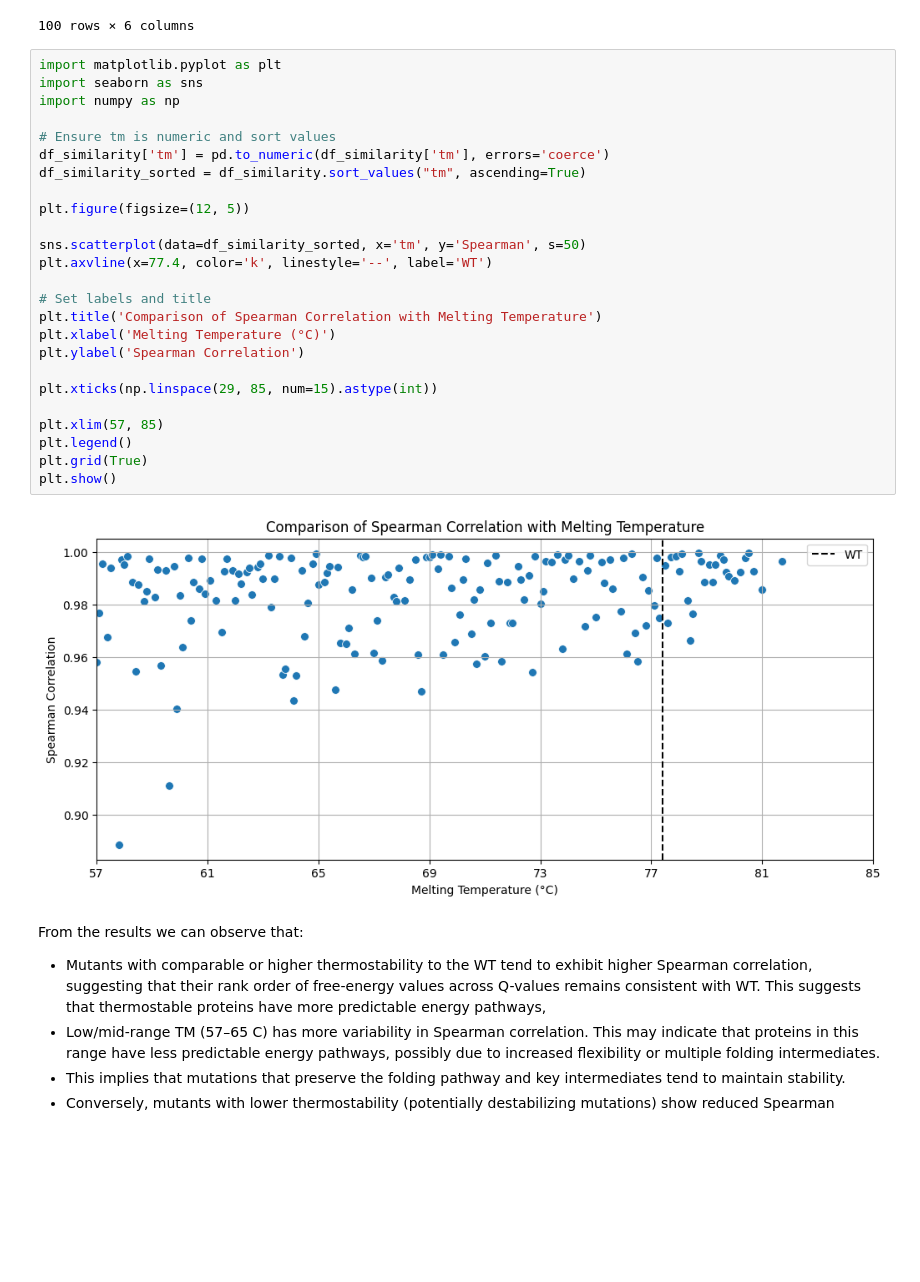
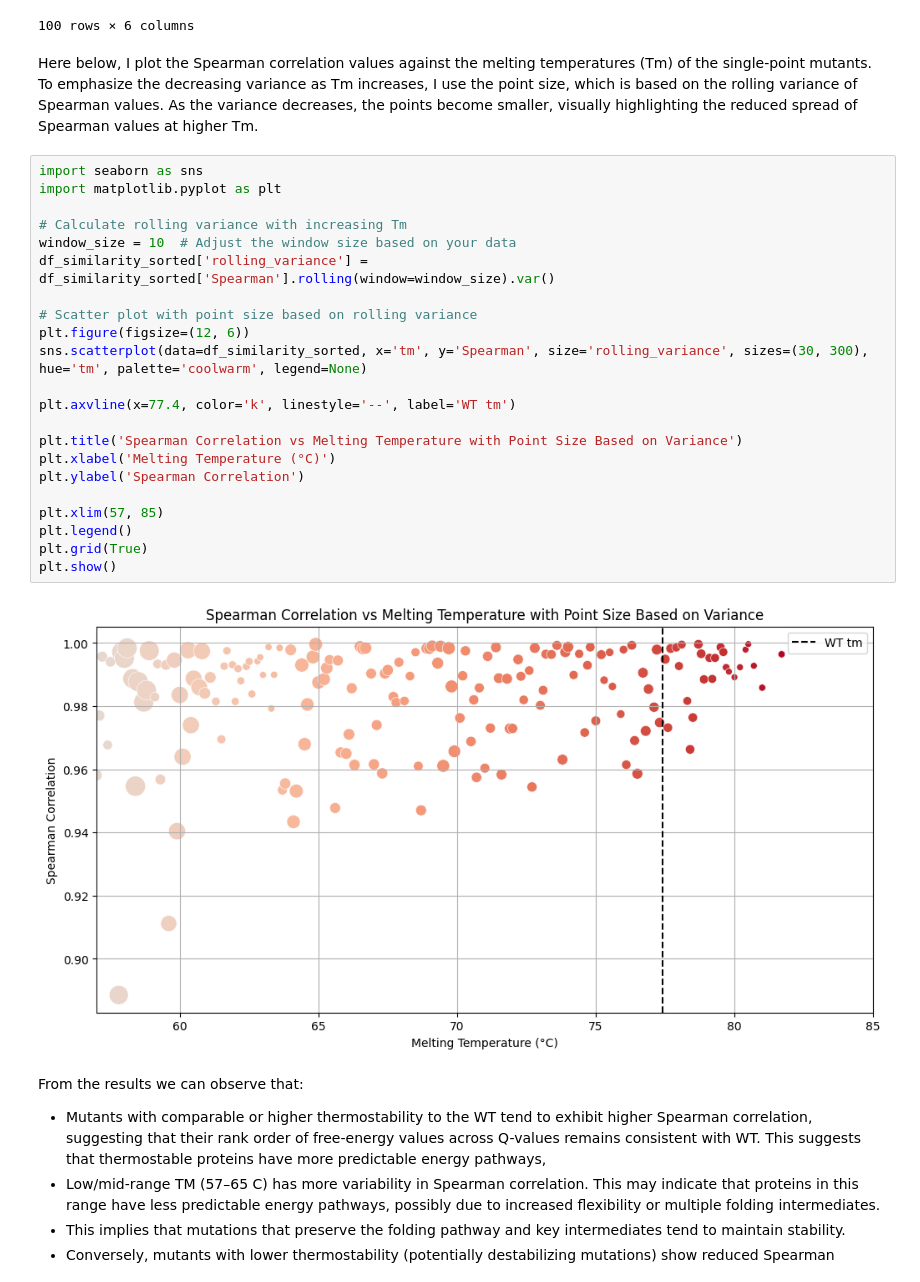
Before and after one commit to aleromualdi/WSME-ts, a Jupyter notebook: single-point-mutants.ipynb, the cells around one changed output. Drawn from its saved outputs; the diff is of its cells as text; blank space fills up the shorter version.

Commit message:
images

```diff
--- a/single-point-mutants.ipynb
+++ b/single-point-mutants.ipynb
@@ -248,33 +248,32 @@ df_similarity_sorted.head()
 | tm_41.6_96.pdb | 41.6 | 8.315835 | 0.999715 | 0.995307 | 525.786743 | 7.505603 |
 | tm_41.6_97.pdb | 41.6 | 8.315835 | 0.999715 | 0.995307 | 525.786743 | 7.505603 |
 100 rows × 6 columns
+# %% [markdown]
+Here below, I plot the Spearman correlation values against the melting temperatures (Tm) of the single-point mutants. To emphasize the decreasing variance as Tm increases, I use the point size, which is based on the rolling variance of Spearman values. As the variance decreases, the points become smaller, visually highlighting the reduced spread of Spearman values at higher Tm.
 # %%
+import seaborn as sns
 import matplotlib.pyplot as plt
-import seaborn as sns
-import numpy as np
 
-# Ensure tm is numeric and sort values
-df_similarity['tm'] = pd.to_numeric(df_similarity['tm'], errors='coerce')
-df_similarity_sorted = df_similarity.sort_values("tm", ascending=True)
+# Calculate rolling variance with increasing Tm
+window_size = 10  # Adjust the window size based on your data
+df_similarity_sorted['rolling_variance'] = df_similarity_sorted['Spearman'].rolling(window=window_size).var()
 
-plt.figure(figsize=(12, 5))
+# Scatter plot with point size based on rolling variance
+plt.figure(figsize=(12, 6))
+sns.scatterplot(data=df_similarity_sorted, x='tm', y='Spearman', size='rolling_variance', sizes=(30, 300), hue='tm', palette='coolwarm', legend=None)
 
-sns.scatterplot(data=df_similarity_sorted, x='tm', y='Spearman', s=50)
-plt.axvline(x=77.4, color='k', linestyle='--', label='WT')
+plt.axvline(x=77.4, color='k', linestyle='--', label='WT tm')
 
-# Set labels and title
-plt.title('Comparison of Spearman Correlation with Melting Temperature')
+plt.title('Spearman Correlation vs Melting Temperature with Point Size Based on Variance')
 plt.xlabel('Melting Temperature (°C)')
 plt.ylabel('Spearman Correlation')
-
-plt.xticks(np.linspace(29, 85, num=15).astype(int))
 
 plt.xlim(57, 85)
 plt.legend()
 plt.grid(True)
 plt.show()
 # %% [output]
-[figure, old version]
+[figure, new version]
 # %% [markdown]
 From the results we can observe that:
 - Mutants with comparable or higher thermostability to the WT tend to exhibit higher Spearman correlation, suggesting that their rank order of free-energy values across Q-values remains consistent with WT. This suggests that thermostable proteins have more predictable energy pathways,
```
Also changed, not shown: 4 other files.
